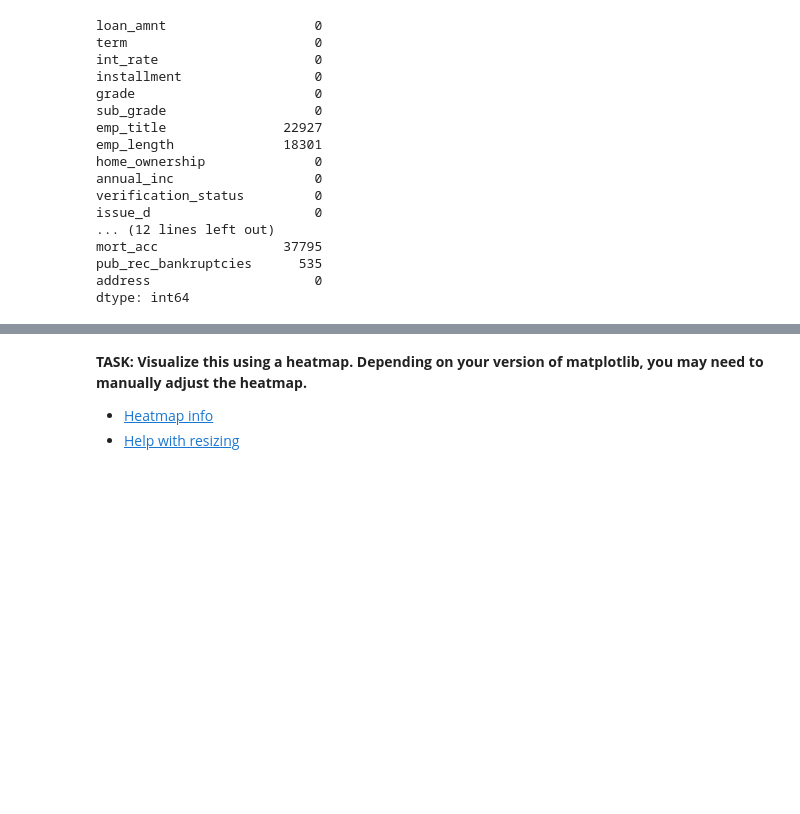
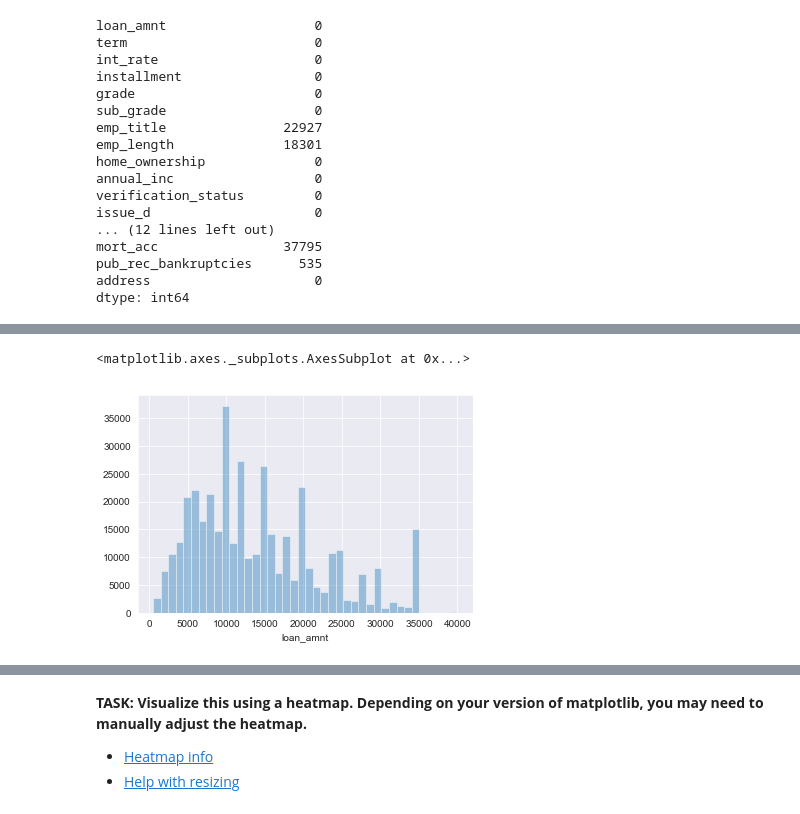
Before and after one commit to Tarawanti/tensorflow_practise, a Jupyter notebook: tensorflow_project_excercise_06122019.ipynb, the cells around one changed output, grey strips where cells are left out. Drawn from its saved outputs; the diff is of its cells as text; code cells hidden in the pictures; blank space fills up the shorter version.

```diff
--- a/tensorflow_project_excercise_06122019.ipynb
+++ b/tensorflow_project_excercise_06122019.ipynb
@@ -106,0 +88,5 @@ sns.countplot('loan_status', data=df)
+# %%
+sns.distplot(df['loan_amnt'], kde=False, bins=40)
+# %% [output]
+<matplotlib.axes._subplots.AxesSubplot at 0x...>
+[figure, added]
```
Also changed, not shown: parts of 103 cells of this notebook.
